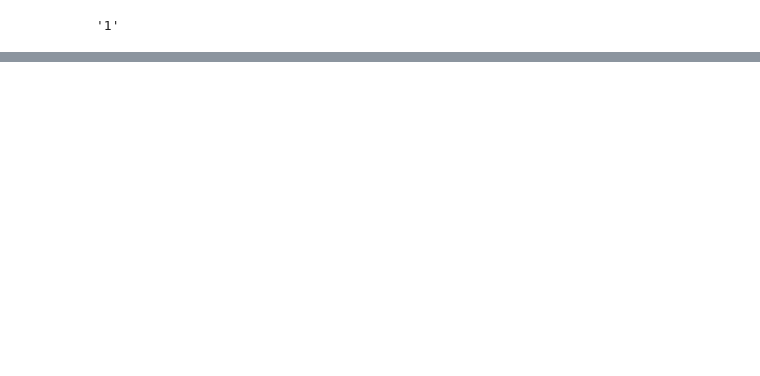
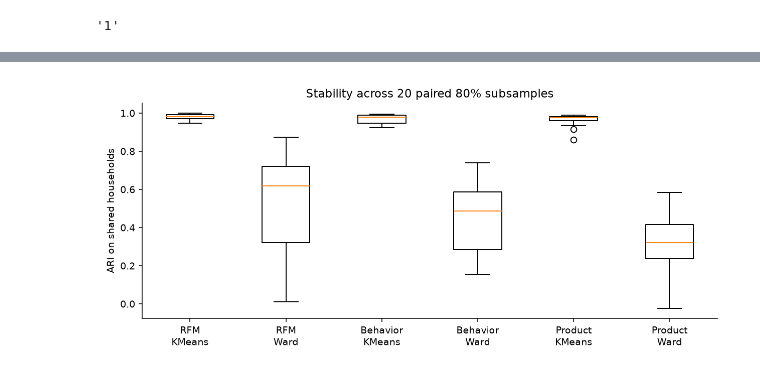
Before and after one commit to dothanhchuong123-blip/beyond-rfm-grocery-segmentation, a Jupyter notebook: grocery_clustering.ipynb, the cells around one changed output, grey strips where cells are left out. Cells and saved outputs as stored; diff of their text form; code cells hidden in the pictures; blank space fills up the shorter version.

```diff
--- a/grocery_clustering.ipynb
+++ b/grocery_clustering.ipynb
@@ -1076,0 +812,78 @@ Read the generated tables before making a claim: high silhouette in one feature
+# %%
+for s in selected:
+    name, k = s["space"], s["k"]
+    X = spaces[name]
+    base = labels[(name, "KMeans", k)]
+    # Repeated initialization and paired independent 80% refits. Fixed preprocessing isolates clustering sensitivity.
+    for seed in range(20):
+        y = KMeans(n_clusters=k, n_init=1, random_state=seed).fit_predict(X)
+        stability.append(
+            {
+                "space": name,
+                "algorithm": "KMeans",
+                "kind": "initialization",
+                "repeat": seed,
+                "ari": adjusted_rand_score(base, y),
+                "shared_n": len(hh),
+            }
+        )
+    for algo in ["KMeans", "Ward"]:
+        for seed in range(20):
+            rng = np.random.default_rng(seed)
+            a = np.sort(rng.choice(len(hh), int(0.8 * len(hh)), replace=False))
+            b = np.sort(rng.choice(len(hh), int(0.8 * len(hh)), replace=False))
+            common, ia, ib = np.intersect1d(a, b, return_indices=True)
+
+            def fit(ids):
+                return (
+                    KMeans(n_clusters=k, n_init=20, random_state=seed)
+                    if algo == "KMeans"
+                    else AgglomerativeClustering(n_clusters=k)
+                ).fit_predict(X[ids])
+
+            ya, yb = fit(a), fit(b)
+            stability.append(
+                {
+                    "space": name,
+                    "algorithm": algo,
+                    "kind": "subsample",
+                    "repeat": seed,
+                    "ari": adjusted_rand_score(ya[ia], yb[ib]),
+                    "shared_n": len(common),
+                }
+            )
+
+stab = pd.DataFrame(stability)
+stab.to_csv(OUT / "stability_replicates.csv", index=False)
+stab.groupby(["space", "algorithm", "kind"]).ari.agg(
+    [
+        "mean",
+        "median",
+        "min",
+        "max",
+        lambda s: s.quantile(0.025),
+        lambda s: s.quantile(0.975),
+    ]
+).to_csv(OUT / "stability_summary.csv")
+display(stab.groupby(["space", "algorithm", "kind"]).ari.agg(["mean", "min", "max"]).round(3))
+
+fig, ax = plt.subplots(figsize=(9, 4))
+groups = [(n, a) for n in spaces for a in ["KMeans", "Ward"]]
+ax.boxplot(
+    [
+        stab[
+            (stab.space == n) & (stab.algorithm == a) & (stab.kind == "subsample")
+        ].ari
+        for n, a in groups
+    ],
+    tick_labels=[f"{n}\n{a}" for n, a in groups],
+)
+ax.set(
+    ylabel="ARI on shared households",
+    title="Stability across 20 paired 80% subsamples",
+)
+fig.tight_layout()
+fig.savefig(FIG / "03_stability.png")
+plt.close(fig)
+show_fig("03_stability.png")
+# %% [output]
@@ -1076,0 +901 @@ Read the generated tables before making a claim: high silhouette in one feature
+[figure, added]
```
Also changed, not shown: parts of 92 cells of this notebook, 23 other files.
